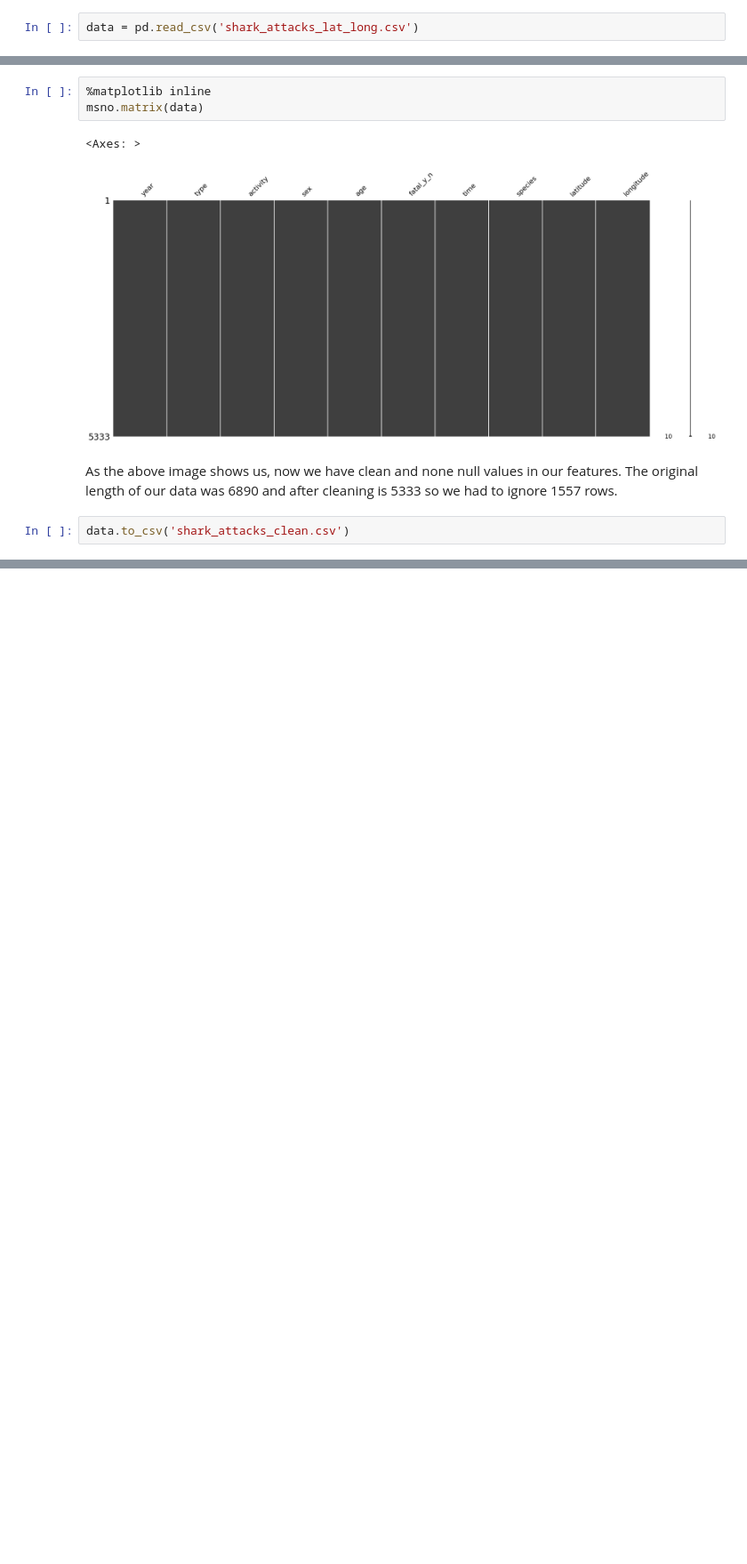
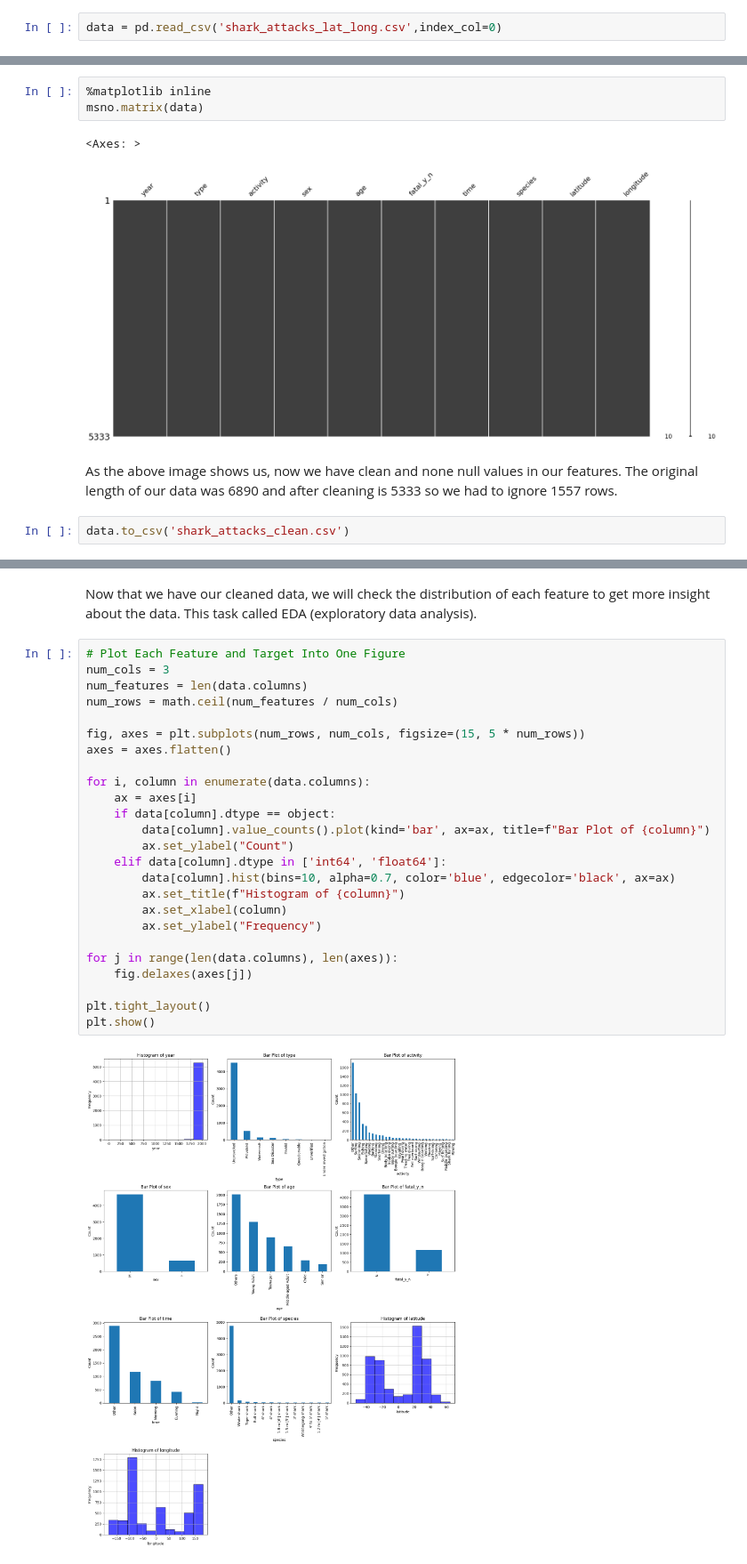
Before and after one commit to shayantabatabaee/shark-attacks-classification, a Jupyter notebook: shark-attacks-classification.ipynb, the cells around one changed output, grey strips where cells are left out. Shown at 89% size. Cells and saved outputs as stored; diff of their text form; blank space fills up the shorter version.

Commit message:
feature: Complete all the phases for training and evaluation of models for Shark Attacks dataset

```diff
--- a/shark-attacks-classification.ipynb
+++ b/shark-attacks-classification.ipynb
@@ -219,7 +232,7 @@ data[['latitude', 'longitude']] = data.progress_apply(lambda x: get_latitude_lon
 # %% [markdown]
 As we can see, the above method takes almost two hours to complete. In order not to wait, I commited the outcome and comitted alongside the jupyter notebook into Github repository. The dataframe can be loaded into data using the following command.
 # %%
-data = pd.read_csv('shark_attacks_lat_long.csv')
+data = pd.read_csv('shark_attacks_lat_long.csv',index_col=0)
 # %%
 if 'area' in data.columns:
      data = data.drop(columns=['area'])
@@ -360,0 +376,29 @@ data.to_csv('shark_attacks_clean.csv')
+# %% [markdown]
+Now that we have our cleaned data, we will check the distribution of each feature to get more insight about the data. This task called EDA (exploratory data analysis).
+# %%
+# Plot Each Feature and Target Into One Figure
+num_cols = 3
+num_features = len(data.columns)
+num_rows = math.ceil(num_features / num_cols)
+
+fig, axes = plt.subplots(num_rows, num_cols, figsize=(15, 5 * num_rows))
+axes = axes.flatten()
+
+for i, column in enumerate(data.columns):
+    ax = axes[i]
+    if data[column].dtype == object:
+        data[column].value_counts().plot(kind='bar', ax=ax, title=f"Bar Plot of {column}")
+        ax.set_ylabel("Count")
+    elif data[column].dtype in ['int64', 'float64']:
+        data[column].hist(bins=10, alpha=0.7, color='blue', edgecolor='black', ax=ax)
+        ax.set_title(f"Histogram of {column}")
+        ax.set_xlabel(column)
+        ax.set_ylabel("Frequency")
+
+for j in range(len(data.columns), len(axes)):
+    fig.delaxes(axes[j])
+
+plt.tight_layout()
+plt.show()
+# %% [output]
+[figure, added]
```
Also changed, not shown: parts of 47 cells of this notebook, 2 other files.
